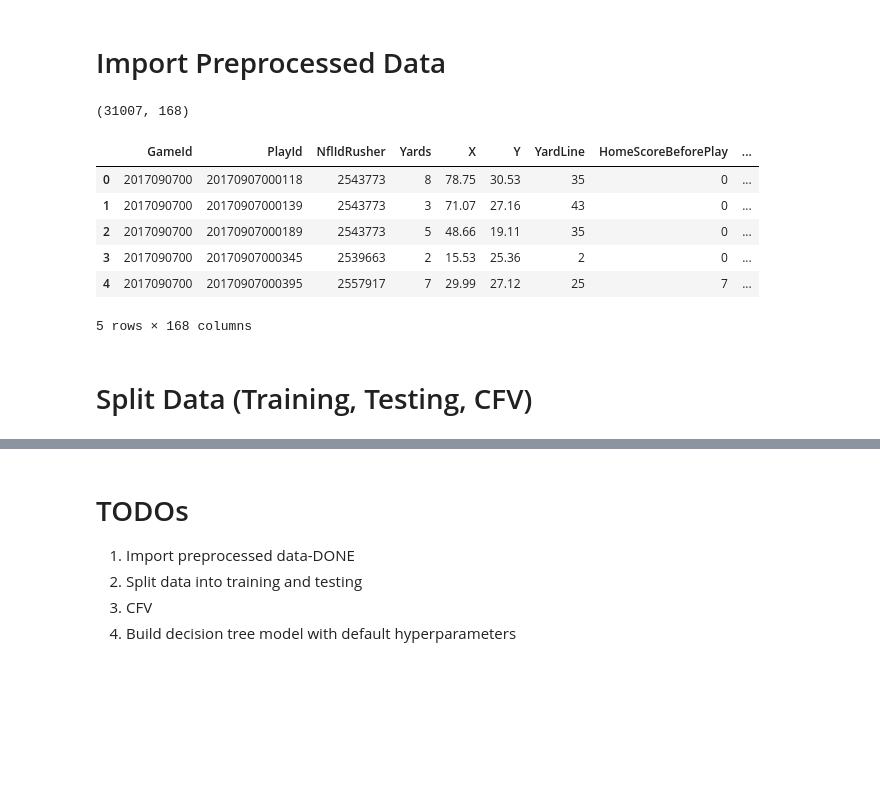
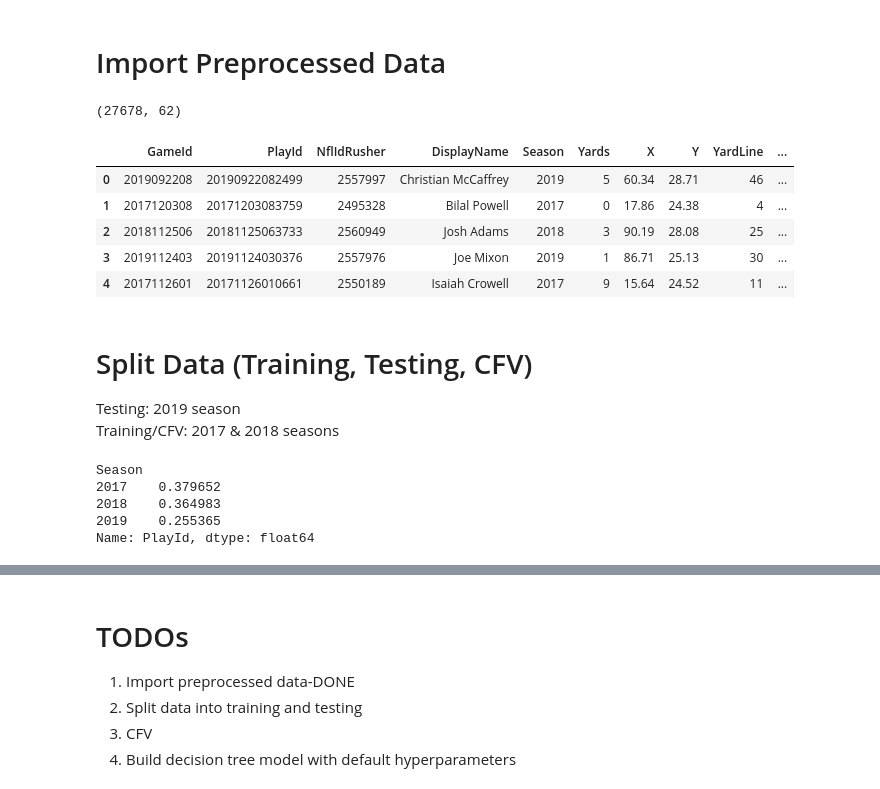
Before and after one commit to jonathanmnovak/nfl-big-data-bowl-2019, a Jupyter notebook: notebooks/models.ipynb, the cells around one changed output, grey strips where cells are left out. Saved outputs shown, nothing was run; the diff lists cells and outputs as text; code cells hidden in the pictures; blank space fills up the shorter version.

```diff
--- a/notebooks/models.ipynb
+++ b/notebooks/models.ipynb
@@ -5,17 +11,34 @@ from tqdm import tqdm
+# %%
+pd.set_option('display.max_columns', None)
 # %% [markdown]
 # Import Preprocessed Data
 # %%
 data = pd.read_csv('../data/preprocess_data.csv')
+data = data.sample(frac=1).reset_index(drop=True)
+
+idx = data['Yards']>=0
+data = data[idx]
+
 print(data.shape)
 data.head()
 # %% [output]
-(31007, 168)
+(27678, 62)
-|  | GameId | PlayId | NflIdRusher | Yards | X | Y | YardLine | HomeScoreBeforePlay | ... |
-| 0 | 2017090700 | 20170907000118 | 2543773 | 8 | 78.75 | 30.53 | 35 | 0 | ... |
-| 1 | 2017090700 | 20170907000139 | 2543773 | 3 | 71.07 | 27.16 | 43 | 0 | ... |
-| 2 | 2017090700 | 20170907000189 | 2543773 | 5 | 48.66 | 19.11 | 35 | 0 | ... |
-| 3 | 2017090700 | 20170907000345 | 2539663 | 2 | 15.53 | 25.36 | 2 | 0 | ... |
-| 4 | 2017090700 | 20170907000395 | 2557917 | 7 | 29.99 | 27.12 | 25 | 7 | ... |
+|  | GameId | PlayId | NflIdRusher | DisplayName | Season | Yards | X | Y | YardLine | ... |
+| 0 | 2019092208 | 20190922082499 | 2557997 | Christian McCaffrey | 2019 | 5 | 60.34 | 28.71 | 46 | ... |
+| 1 | 2017120308 | 20171203083759 | 2495328 | Bilal Powell | 2017 | 0 | 17.86 | 24.38 | 4 | ... |
+| 2 | 2018112506 | 20181125063733 | 2560949 | Josh Adams | 2018 | 3 | 90.19 | 28.08 | 25 | ... |
+| 3 | 2019112403 | 20191124030376 | 2557976 | Joe Mixon | 2019 | 1 | 86.71 | 25.13 | 30 | ... |
+| 4 | 2017112601 | 20171126010661 | 2550189 | Isaiah Crowell | 2017 | 9 | 15.64 | 24.52 | 11 | ... |
-5 rows × 168 columns
 # %% [markdown]
 # Split Data (Training, Testing, CFV)
+
+Testing: 2019 season
+Training/CFV: 2017 & 2018 seasons
+# %%
+data.groupby('Season')['PlayId'].count()/data.shape[0]
+# %% [output]
+Season
+2017    0.379652
+2018    0.364983
+2019    0.255365
+Name: PlayId, dtype: float64
```
Also changed, not shown: parts of 18 cells of this notebook.
